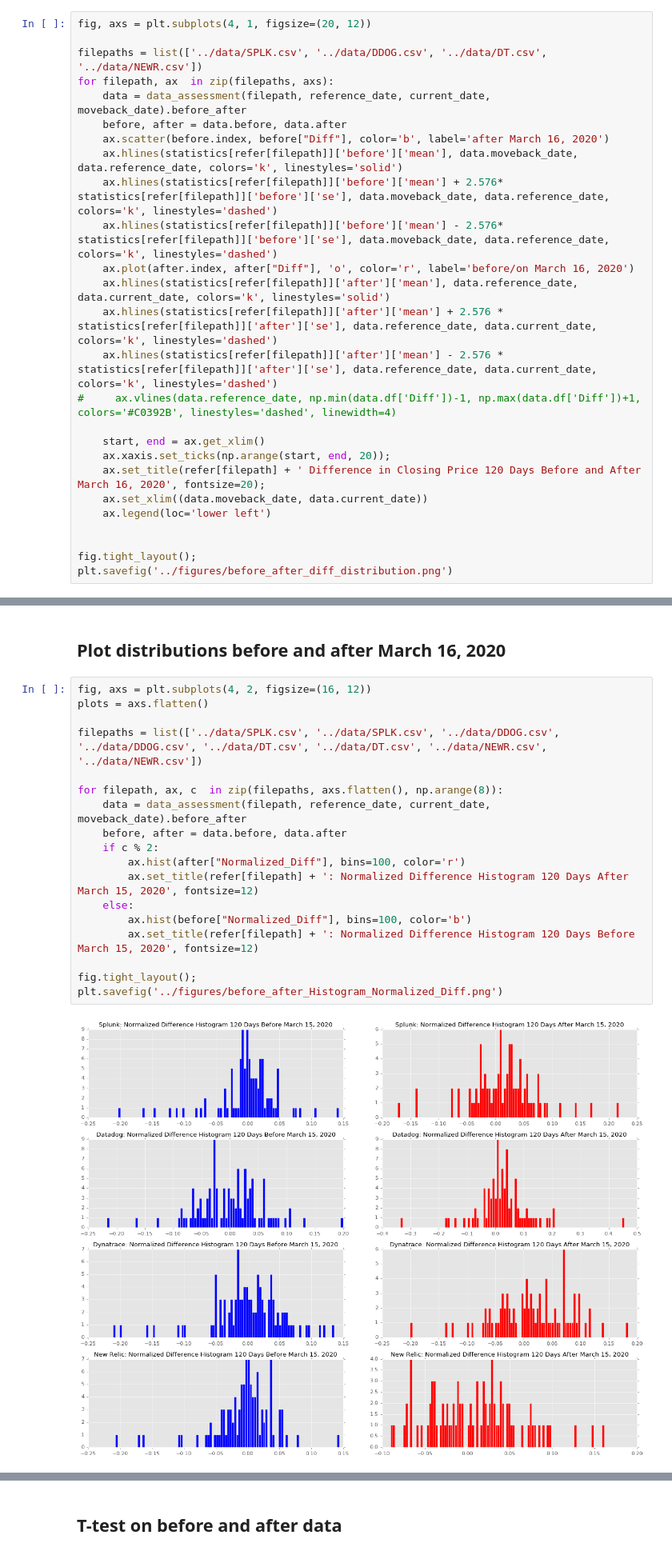
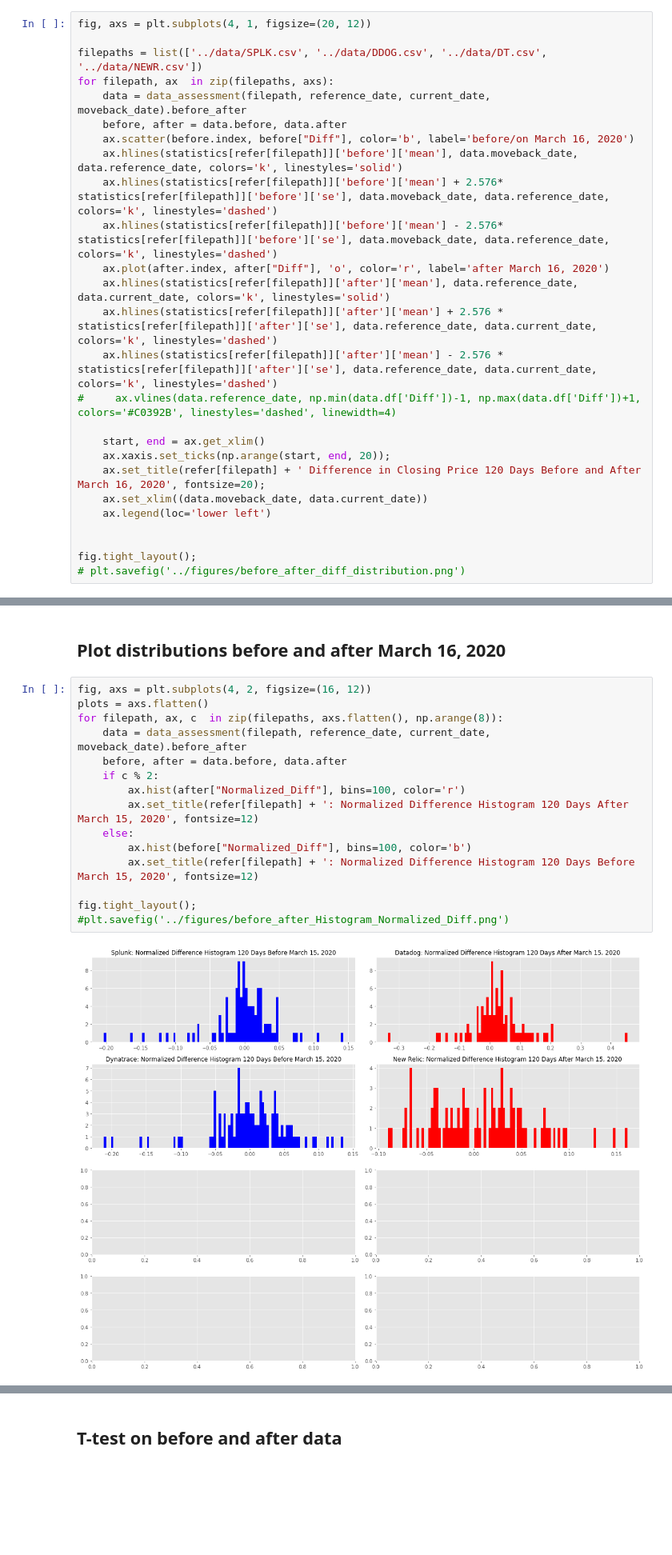
Before and after one commit to rghosh8/capstone-1, a Jupyter notebook: src/exploration.ipynb, the cells around one changed output, grey strips where cells are left out. Shown at 80% size. Drawn from its saved outputs; the diff is of its cells as text; blank space fills up the shorter version.

```diff
--- a/src/exploration.ipynb
+++ b/src/exploration.ipynb
@@ -117,11 +131,11 @@ filepaths = list(['../data/SPLK.csv', '../data/DDOG.csv', '../data/DT.csv', '../
 for filepath, ax  in zip(filepaths, axs):
     data = data_assessment(filepath, reference_date, current_date, moveback_date).before_after
     before, after = data.before, data.after
-    ax.scatter(before.index, before["Diff"], color='b', label='after March 16, 2020')
+    ax.scatter(before.index, before["Diff"], color='b', label='before/on March 16, 2020')
     ax.hlines(statistics[refer[filepath]]['before']['mean'], data.moveback_date, data.reference_date, colors='k', linestyles='solid')
     ax.hlines(statistics[refer[filepath]]['before']['mean'] + 2.576* statistics[refer[filepath]]['before']['se'], data.moveback_date, data.reference_date, colors='k', linestyles='dashed')
     ax.hlines(statistics[refer[filepath]]['before']['mean'] - 2.576* statistics[refer[filepath]]['before']['se'], data.moveback_date, data.reference_date, colors='k', linestyles='dashed')
-    ax.plot(after.index, after["Diff"], 'o', color='r', label='before/on March 16, 2020')
+    ax.plot(after.index, after["Diff"], 'o', color='r', label='after March 16, 2020')
     ax.hlines(statistics[refer[filepath]]['after']['mean'], data.reference_date, data.current_date, colors='k', linestyles='solid')
     ax.hlines(statistics[refer[filepath]]['after']['mean'] + 2.576 * statistics[refer[filepath]]['after']['se'], data.reference_date, data.current_date, colors='k', linestyles='dashed')
     ax.hlines(statistics[refer[filepath]]['after']['mean'] - 2.576 * statistics[refer[filepath]]['after']['se'], data.reference_date, data.current_date, colors='k', linestyles='dashed')
@@ -135,4 +149,4 @@ for filepath, ax  in zip(filepaths, axs):
 
 
 fig.tight_layout();
-plt.savefig('../figures/before_after_diff_distribution.png')
+# plt.savefig('../figures/before_after_diff_distribution.png')
@@ -153,20 +169,17 @@ ax.legend()
 # %%
 fig, axs = plt.subplots(4, 2, figsize=(16, 12))
 plots = axs.flatten()
-
-filepaths = list(['../data/SPLK.csv', '../data/SPLK.csv', '../data/DDOG.csv', '../data/DDOG.csv', '../data/DT.csv', '../data/DT.csv', '../data/NEWR.csv', '../data/NEWR.csv'])
-
 for filepath, ax, c  in zip(filepaths, axs.flatten(), np.arange(8)):
     data = data_assessment(filepath, reference_date, current_date, moveback_date).before_after
     before, after = data.before, data.after
     if c % 2:
         ax.hist(after["Normalized_Diff"], bins=100, color='r')
         ax.set_title(refer[filepath] + ': Normalized Difference Histogram 120 Days After March 15, 2020', fontsize=12)
     else:
         ax.hist(before["Normalized_Diff"], bins=100, color='b')
         ax.set_title(refer[filepath] + ': Normalized Difference Histogram 120 Days Before March 15, 2020', fontsize=12)
 
 fig.tight_layout();
-plt.savefig('../figures/before_after_Histogram_Normalized_Diff.png')
+#plt.savefig('../figures/before_after_Histogram_Normalized_Diff.png')
 # %% [output]
-[figure, old version]
+[figure, new version]
```
Also changed, not shown: parts of 11 cells of this notebook, 3 other files.
